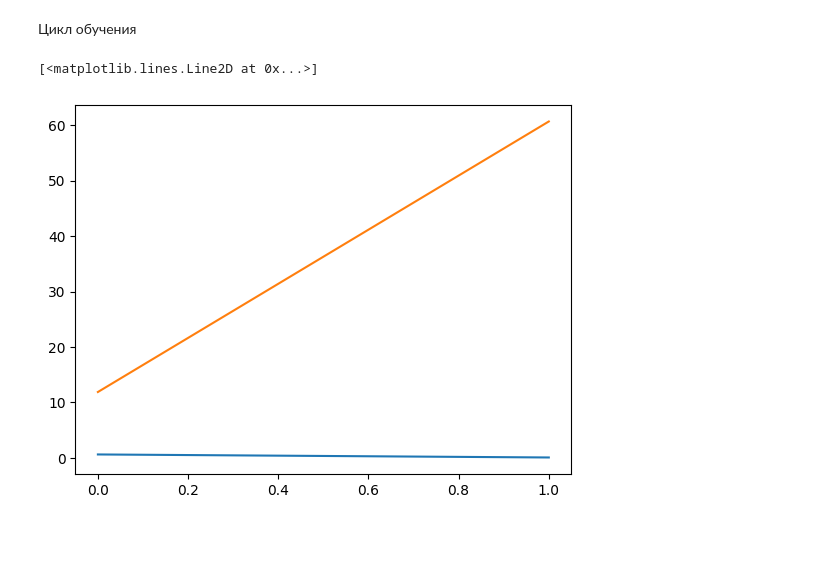
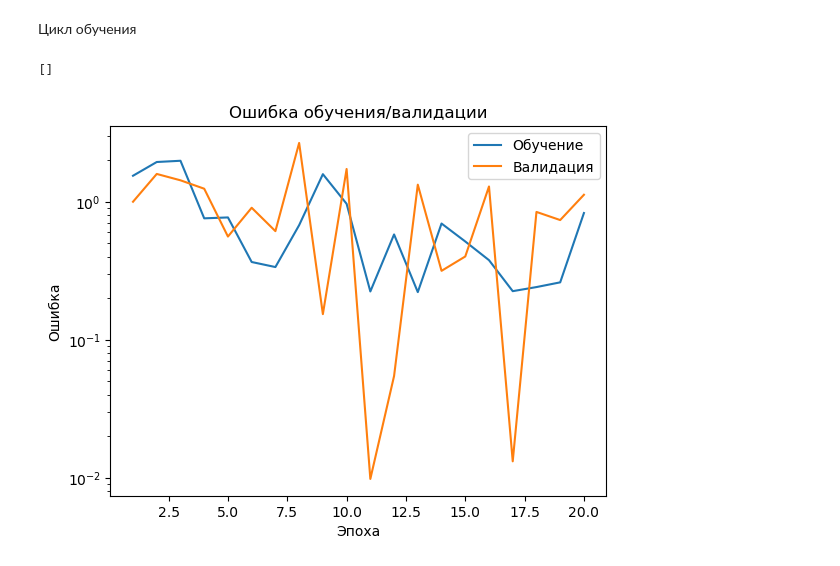
Before and after one commit to EHAT32/cv-masters-2025-fall, a Jupyter notebook: hw2.ipynb, the cells around one changed output. Saved outputs shown, nothing was run; the diff lists cells and outputs as text; code cells hidden in the pictures; blank space fills up the shorter version.

Commit message:
fixed data loading

```diff
--- a/hw2.ipynb
+++ b/hw2.ipynb
@@ -41,14 +41,14 @@ from PIL import Image
 import torch
 import os
 class SmallDataset(Dataset):
-    def __init__(self, root: str, classes: list[str], ds_type: str, device: str = "cpu", transform = None) -> None:
+    def __init__(self, root: str, classes: list[str], ds_type: str, device = torch.device("cpu"), transform = None) -> None:
         super().__init__()
         self.ds_type = ds_type
         self.root = root
         self.classes = classes
         if ds_type == 'val':
             self.prepareValData()
-        self.device = torch.device(device)
+        self.device = device
         self.transform = transform
         self.label_to_idx = {label : idx for idx, label in enumerate(classes)}
 
@@ -94,11 +94,12 @@ class SmallDataset(Dataset):
             data = self._parseLine(row)
             bbox = tuple(data[1:])
 
+        bbox = torch.tensor(bbox).to(self.device)
         img = Image.open(img_path).convert('RGB')
 
         if self.transform:
             img = self.transform(img)
-        return (img, self.label_to_idx[label], bbox)
+        return (img.to(self.device), torch.tensor(self.label_to_idx[label]).to(self.device), bbox)
 
     def __len__(self) -> int:
         #структура исходного датасета такова, что на каждый класс приходится 500 изображений
@@ -233,22 +251,20 @@ from torch.utils.data import DataLoader
 from tqdm import tqdm
 # %%
 torch.manual_seed(52)
-
-EPOCH_NUM = 2
 
 transforms_list = transforms.Compose([
     transforms.ToTensor(),
     transforms.Normalize(mean=[0.485, 0.456, 0.406], #найденные в интернете параметры для imagenet
                         std=[0.229, 0.224, 0.225])
 ])
+device = torch.device("cuda" if torch.cuda.is_available() else "cpu")
 data_root = "./data/tiny-imagenet-200/tiny-imagenet-200"
 train_data = SmallDataset(root=data_root, classes=selected_classes,
-                          ds_type='train', transform=transforms_list)
+                          ds_type='train', transform=transforms_list, device=device)
 val_data = SmallDataset(root=data_root, classes=selected_classes,
-                        ds_type='val', transform=transforms_list)
-train_data_loader = DataLoader(train_data,batch_size=16)
-val_data_loader = DataLoader(val_data, batch_size=16)
-device = torch.device("cuda" if torch.cuda.is_available() else "cpu")
+                        ds_type='val', transform=transforms_list, device=device)
+train_data_loader = DataLoader(train_data,batch_size=16, shuffle=True)
+val_data_loader = DataLoader(val_data, batch_size=16, shuffle=True)
 model = ResNet18(3).to(device)
 
 optimizer = torch.optim.Adam(model.parameters(), lr=1e-3)
@@ -260,13 +276,13 @@ train_acc_history = []
 val_acc_history = []
 train_loss_history = []
 val_loss_history = []
-
+EPOCH_NUM = 20
 for epoch in range(EPOCH_NUM):
     train_correct = 0
     train_predicted = 0
     model.train()
 
-    for images, labels, _ in tqdm(desc=f"Epoch {epoch +1}", iterable=train_data_loader):
+    for images, labels, _ in tqdm(desc=f"Training epoch {epoch +1}", iterable=train_data_loader):
         optimizer.zero_grad()
         # print(labels)
         logits = model(images)
@@ -301,12 +318,13 @@ import numpy as np
 # %%
 plt.title('Ошибка обучения/валидации')
 plt.plot(np.arange(1, EPOCH_NUM+1, dtype=np.int16), train_loss_history, label='Обучение')
 plt.plot(np.arange(1, EPOCH_NUM+1, dtype=np.int16), val_loss_history, label='Валидация')
 plt.xlabel('Эпоха')
 plt.ylabel('Ошибка')
 plt.legend()
+plt.semilogy()
 # %% [output]
-[<matplotlib.lines.Line2D at 0x...>]
+[]
-[figure, old version]
+[figure, new version]
 # %%
 plt.title('Точность обучения/валидации')
```
Also changed, not shown: parts of 8 cells of this notebook.
